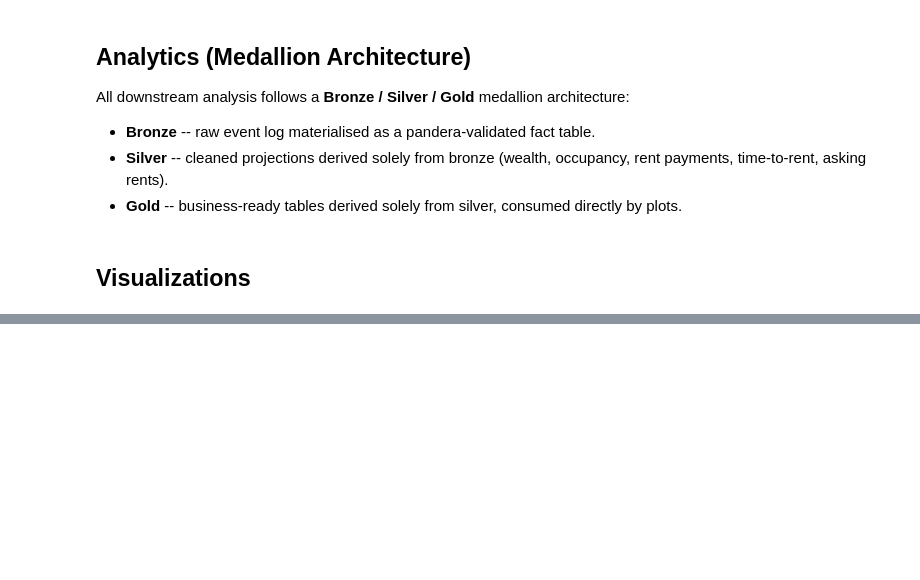
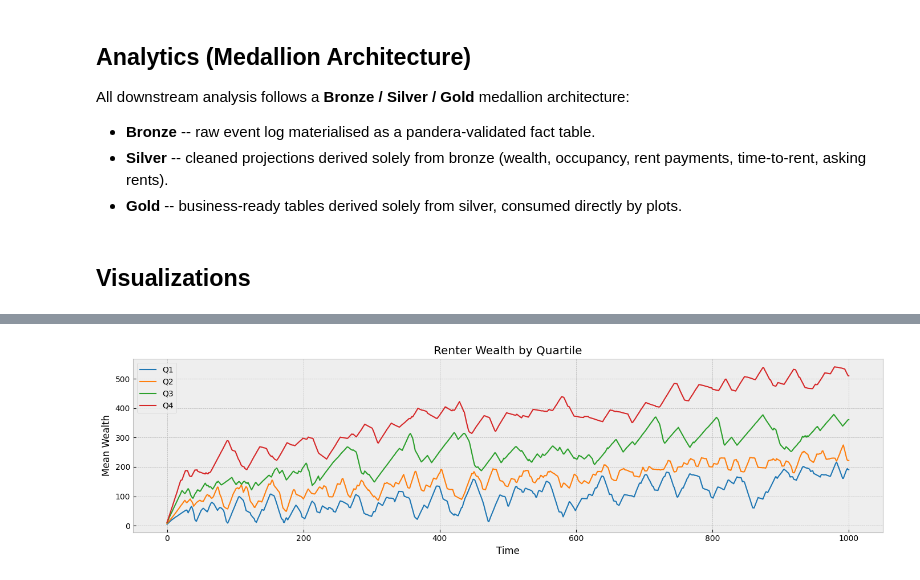
Before and after one commit to ELC/housing-market-simulation, a Jupyter notebook: book/chapters/03_simulation.ipynb, the cells around one changed output, grey strips where cells are left out. Drawn from its saved outputs; the diff is of its cells as text; code cells hidden in the pictures; blank space fills up the shorter version.

```diff
--- a/book/chapters/03_simulation.ipynb
+++ b/book/chapters/03_simulation.ipynb
@@ -176,6 +179,7 @@ occupancy_timeline_gold = build_occupancy_timeline(occupancy_silver)
 vacancy_count_gold = build_vacancy_count(occupancy_silver)
 time_to_rent_rolling_gold = build_time_to_rent_rolling(time_to_rent_silver)
 rent_duration_rolling_gold = build_rent_duration_rolling(rent_duration_silver)
+wealth_quartiles_gold = build_wealth_quartiles(renter_wealth_gold)
 # %% [markdown]
 ## Visualizations
 # %%
@@ -190,0 +195,5 @@ plt.show()
+# %%
+plot_wealth_quartiles(wealth_quartiles_gold)
+plt.show()
+# %% [output]
+[figure, added]
```
Also changed, not shown: parts of 14 cells of this notebook, 8 other files.
